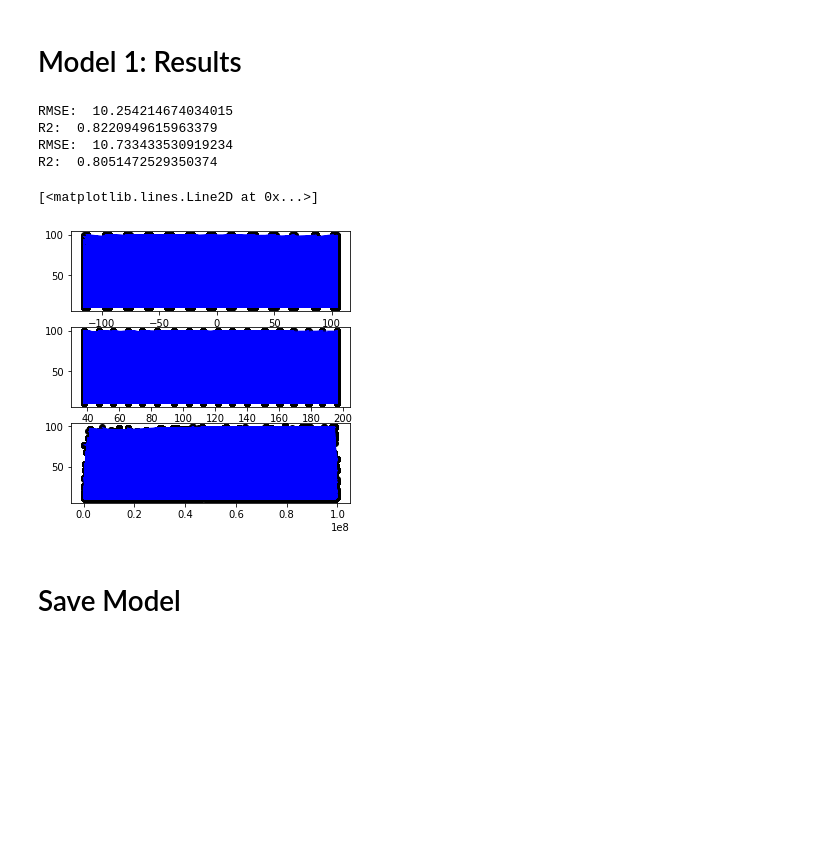
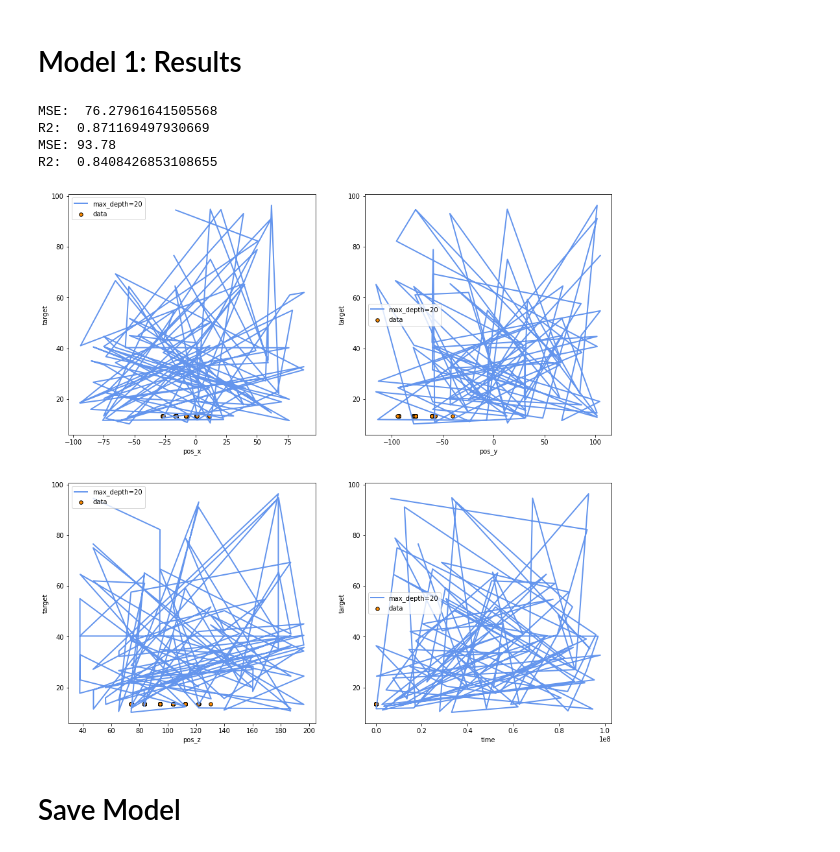
Before and after one commit to shrutirao94/km3net-neutrino-detection, a Jupyter notebook: notebooks/energy_inference/non_linear_regression.ipynb, the cells around one changed output. Drawn from its saved outputs; the diff is of its cells as text; code cells hidden in the pictures; blank space fills up the shorter version.

```diff
--- a/notebooks/energy_inference/non_linear_regression.ipynb
+++ b/notebooks/energy_inference/non_linear_regression.ipynb
@@ -57,6 +65,0 @@ n = 20
-# %%
-hold_X = X[-n:]
-hold_y = y[-n:]
-
-X.drop(X.tail(n).index, inplace=True)
-y.drop(y.tail(n).index, inplace=True)
@@ -68,7 +66,7 @@ See the caveats in the documentation: https://pandas.pydata.org/pandas-docs/stab
 # %% [markdown]
 # Train/Test Split
 # %%
-X_train, X_test, y_train, y_test = train_test_split(X, y, test_size=0.30, random_state=40)
+X_train, X_test, y_train, y_test = train_test_split(X, y, test_size=0.34, random_state=40)
 
 print(" X TRAIN SHAPE: {} \n X TEST SHAPE: {} \n".format(X_train.shape, X_test.shape))
 print(" Y TRAIN SHAPE: {} \n Y TEST SHAPE: {}".format(y_train.shape, y_test.shape))
@@ -94,31 +90,58 @@ DecisionTreeRegressor(max_depth=20, random_state=3)
 # Model 1: Results
 # %%
 pred_train_tree = dtree.predict(X_train)
-print("RMSE: ", np.sqrt(mean_squared_error(y_train,pred_train_tree)))
+print("MSE: ", mean_squared_error(y_train, pred_train_tree))
 print("R2: ", r2_score(y_train, pred_train_tree))
 
 pred_test_tree = dtree.predict(X_test)
-print("RMSE: ", np.sqrt(mean_squared_error(y_test,pred_test_tree)))
+print("MSE: %.2f" % mean_squared_error(y_test, pred_test_tree))
 print("R2: ", r2_score(y_test, pred_test_tree))
 # %% [output]
-RMSE:  10.254214674034015
-R2:  0.8220949615963379
-RMSE:  10.733433530919234
-R2:  0.8051472529350374
+MSE:  76.27961641505568
+R2:  0.871169497930669
+MSE: 93.78
+R2:  0.8408426853108655
-# %%
-fig, (ax1, ax2, ax3) = plt.subplots(3, 1, figsize=(5,5))
-
-ax1.scatter(X_test['pos_y'], y_test,  color='black')
-ax1.plot(X_test['pos_y'], pred_test_tree , color='blue', linewidth=1)
-
-ax2.scatter(X_test['pos_z'], y_test,  color='black')
-ax2.plot(X_test['pos_z'], pred_test_tree , color='blue', linewidth=1)
-
-ax3.scatter(X_test['time'], y_test,  color='black')
-ax3.plot(X_test['time'], pred_test_tree , color='blue', linewidth=1)
-# %% [output]
-[<matplotlib.lines.Line2D at 0x...>]
-[figure, removed]
+# %%
+fig, ((ax1, ax2), (ax3, ax4)) = plt.subplots(2, 2, figsize=(15,15))
+
+ax1.scatter(X.pos_x[:100], y[:100], s=30, edgecolor="black",
+            c="darkorange", label="data")
+ax1.plot(X_test.pos_x[:100], pred_test_tree[:100], color="cornflowerblue",
+         label="max_depth=20", linewidth=2)
+ax1.set_xlabel("pos_x")
+ax1.set_ylabel("target")
+ax1.legend()
+
+
+ax2.scatter(X.pos_y[:100], y[:100], s=30, edgecolor="black",
+            c="darkorange", label="data")
+ax2.plot(X_test.pos_y[:100], pred_test_tree[:100], color="cornflowerblue",
+         label="max_depth=20", linewidth=2)
+ax2.set_xlabel("pos_y")
+ax2.set_ylabel("target")
+ax2.legend()
+
+
+ax3.scatter(X.pos_z[:100], y[:100], s=30, edgecolor="black",
+            c="darkorange", label="data")
+ax3.plot(X_test.pos_z[:100], pred_test_tree[:100], color="cornflowerblue",
+         label="max_depth=20", linewidth=2)
+ax3.set_xlabel("pos_z")
+ax3.set_ylabel("target")
+ax3.legend()
+
+
+ax4.scatter(X.time[:100], y[:100], s=30, edgecolor="black",
+            c="darkorange", label="data")
+ax4.plot(X_test.time[:100], pred_test_tree[:100], color="cornflowerblue",
+         label="max_depth=20", linewidth=2)
+ax4.set_xlabel("time")
+ax4.set_ylabel("target")
+ax4.legend()
+
+plt.savefig("../../assets/energy/decision_tree.jpg", dpi=600, bbox_inches = "tight")
+# %% [output]
+[figure, added]
 # %% [markdown]
 # Save Model
 # %%
```
Also changed, not shown: parts of 23 cells of this notebook, 9 other files.
